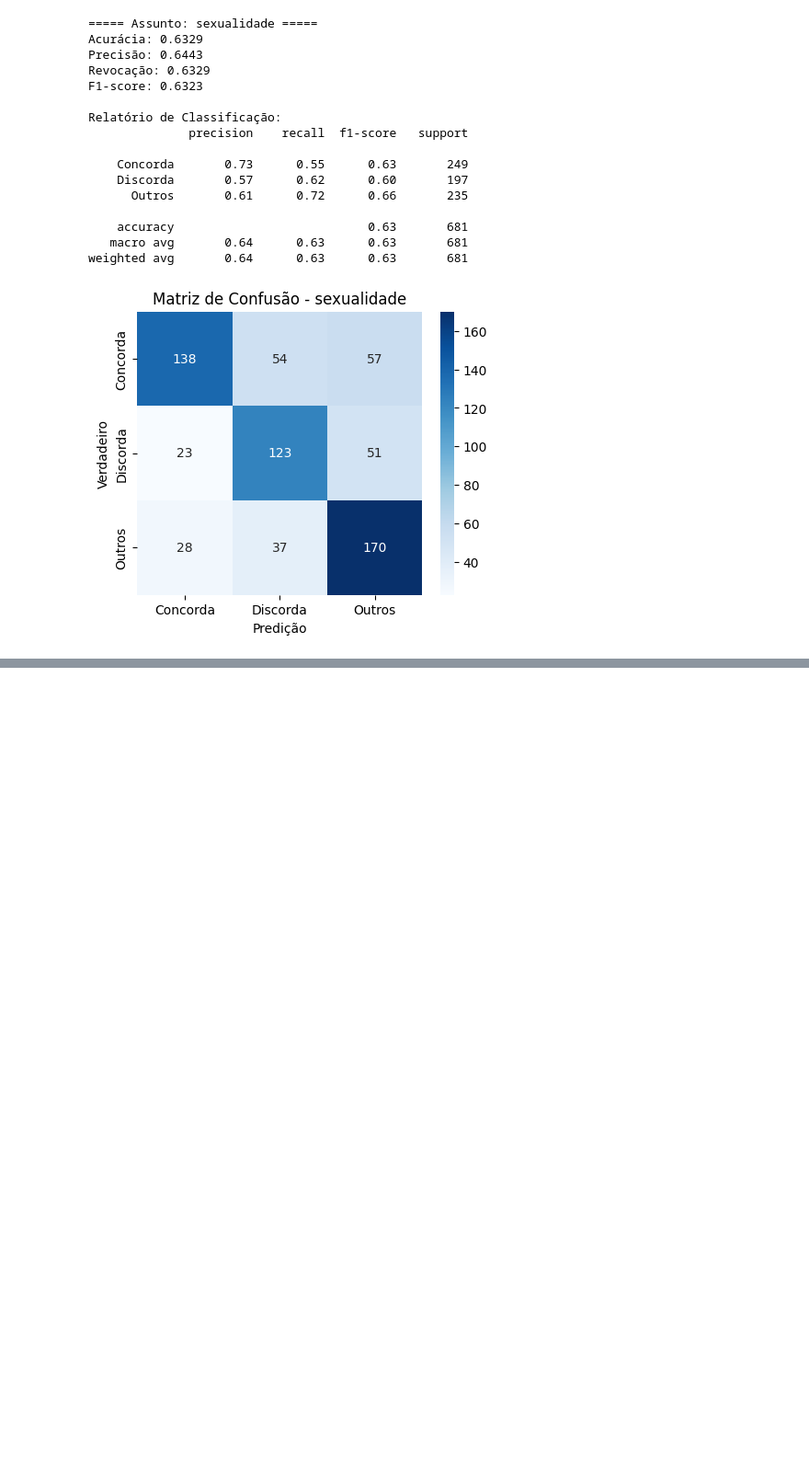
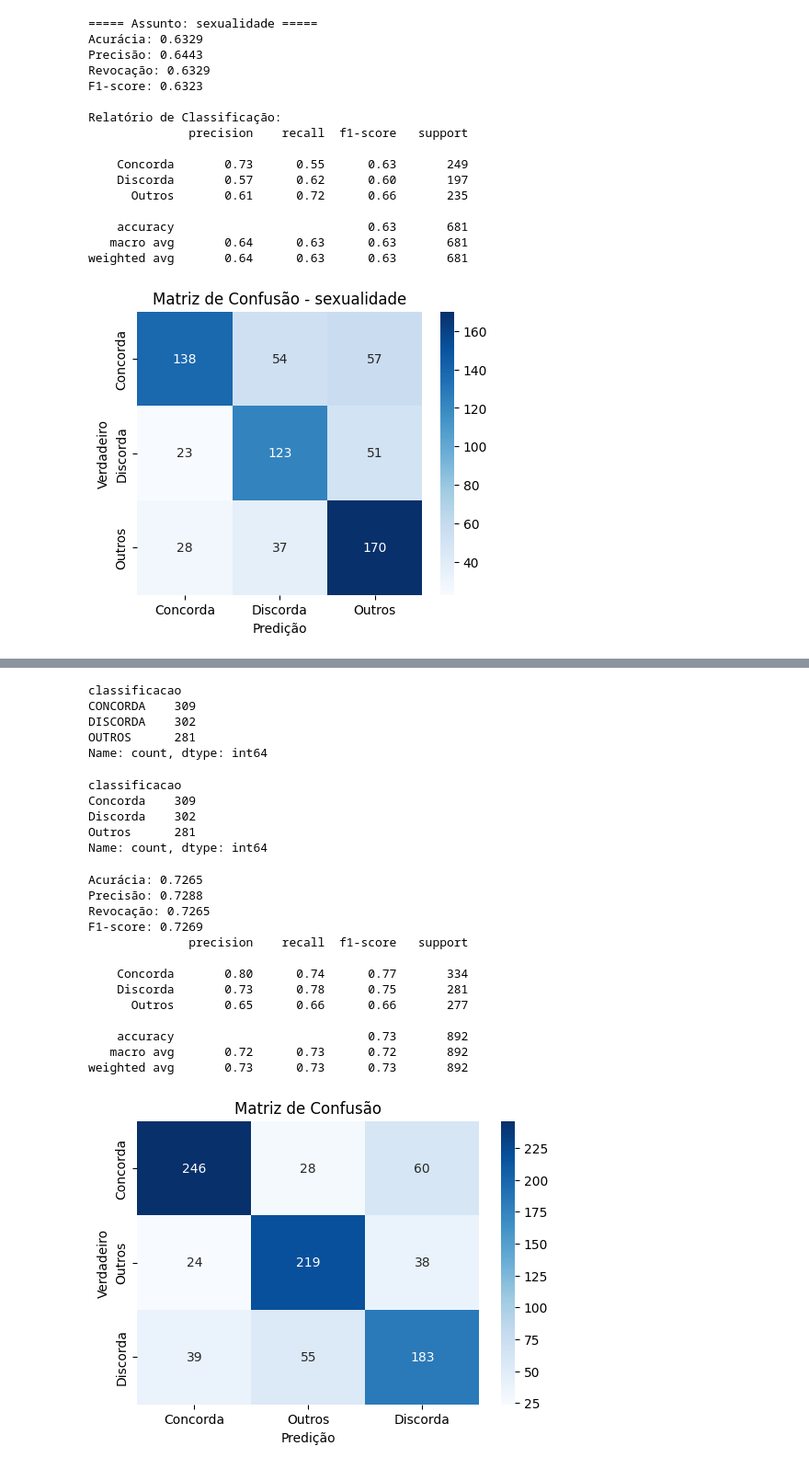
Before and after one commit to digogc/Contextual_GenAI_Stance_Detection, a Jupyter notebook: data/Analise_resultados.ipynb, the cells around one changed output, grey strips where cells are left out. Shown at 92% size. Drawn from its saved outputs; the diff is of its cells as text; code cells hidden in the pictures; blank space fills up the shorter version.

```diff
--- a/data/Analise_resultados.ipynb
+++ b/data/Analise_resultados.ipynb
@@ -558,0 +561,4 @@ weighted avg       0.64      0.63      0.63       681
+# %%
+import pandas as pd
+dados = pd.read_csv('checkpoint_resultados_completo_pago.csv', sep=',', decimal = ',', encoding = 'UTF-8')
+dados.head(5)
@@ -558,0 +572,69 @@ weighted avg       0.64      0.63      0.63       681
+# %%
+dados['classificacao'].value_counts()
+# %% [output]
+classificacao
+CONCORDA    309
+DISCORDA    302
+OUTROS      281
+Name: count, dtype: int64
+# %%
+# normalizando a classificação para ficar igual a label
+dados['classificacao'] = dados['classificacao'].str.capitalize()
+# %%
+dados['classificacao'].value_counts()
+# %% [output]
+classificacao
+Concorda    309
+Discorda    302
+Outros      281
+Name: count, dtype: int64
+# %%
+from sklearn.metrics import confusion_matrix, accuracy_score, precision_score, recall_score, f1_score, classification_report
+import pandas as pd
+import seaborn as sns
+import matplotlib.pyplot as plt
+
+# definindo o y verdadeiro e o y predito
+y_true = dados['label_original']
+y_pred = dados['classificacao']
+
+# Calculando cada uma das métricas
+acuracia = accuracy_score(y_true, y_pred)
+precisao = precision_score(y_true, y_pred, average='weighted')  # weighted para lidar com classes desbalanceadas
+revocacao = recall_score(y_true, y_pred, average='weighted')
+f1 = f1_score(y_true, y_pred, average='weighted')
+
+print(f"Acurácia: {acuracia:.4f}")
+print(f"Precisão: {precisao:.4f}")
+print(f"Revocação: {revocacao:.4f}")
+print(f"F1-score: {f1:.4f}")
+
+# obtendo o relatório completo de classificação
+print(classification_report(y_true, y_pred))
+
+# visualizando a matriz de confusão
+cm = confusion_matrix(y_true, y_pred)
+
+plt.figure(figsize=(6,4))
+sns.heatmap(cm, annot=True, fmt='d', cmap='Blues',
+            xticklabels=dados['label_original'].unique(),
+            yticklabels=dados['label_original'].unique())
+plt.xlabel('Predição')
+plt.ylabel('Verdadeiro')
+plt.title('Matriz de Confusão')
+plt.show()
+# %% [output]
+Acurácia: 0.7265
+Precisão: 0.7288
+Revocação: 0.7265
+F1-score: 0.7269
+              precision    recall  f1-score   support
+
+    Concorda       0.80      0.74      0.77       334
+    Discorda       0.73      0.78      0.75       281
+      Outros       0.65      0.66      0.66       277
+
+    accuracy                           0.73       892
+   macro avg       0.72      0.73      0.72       892
+weighted avg       0.73      0.73      0.73       892
+[figure, added]
```
Also changed, not shown: parts of 3 cells of this notebook, 2 other files.
